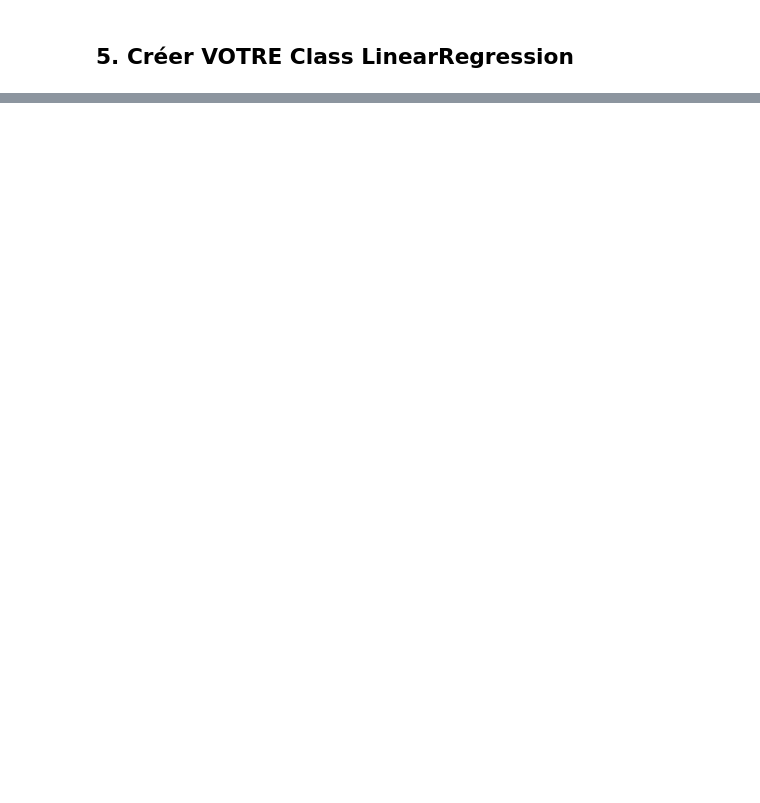
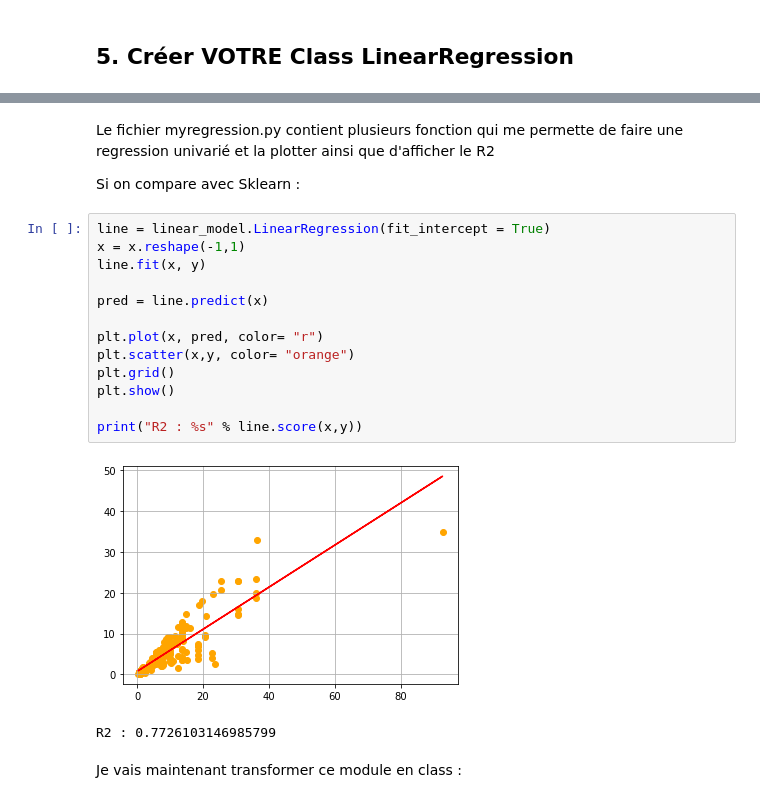
Before and after one commit to Ludo-R/CarPurchase-Project, a Jupyter notebook: carpurchase.ipynb, the cells around one changed output, grey strips where cells are left out. Saved outputs shown, nothing was run; the diff lists cells and outputs as text; blank space fills up the shorter version.

```diff
--- a/carpurchase.ipynb
+++ b/carpurchase.ipynb
@@ -309,0 +345,22 @@ donc 4.248
+# %% [markdown]
+Le fichier myregression.py contient plusieurs fonction qui me permette de faire une regression univarié et la plotter ainsi que d'afficher le R2
+
+Si on compare avec Sklearn :
+# %%
+line = linear_model.LinearRegression(fit_intercept = True)
+x = x.reshape(-1,1)
+line.fit(x, y)
+
+pred = line.predict(x)
+
+plt.plot(x, pred, color= "r")
+plt.scatter(x,y, color= "orange")
+plt.grid()
+plt.show()
+
+print("R2 : %s" % line.score(x,y))
+# %% [output]
+[figure, added]
+R2 : 0.7726103146985799
+# %% [markdown]
+Je vais maintenant transformer ce module en class :
```
Also changed, not shown: parts of 15 cells of this notebook, 1 other file.
